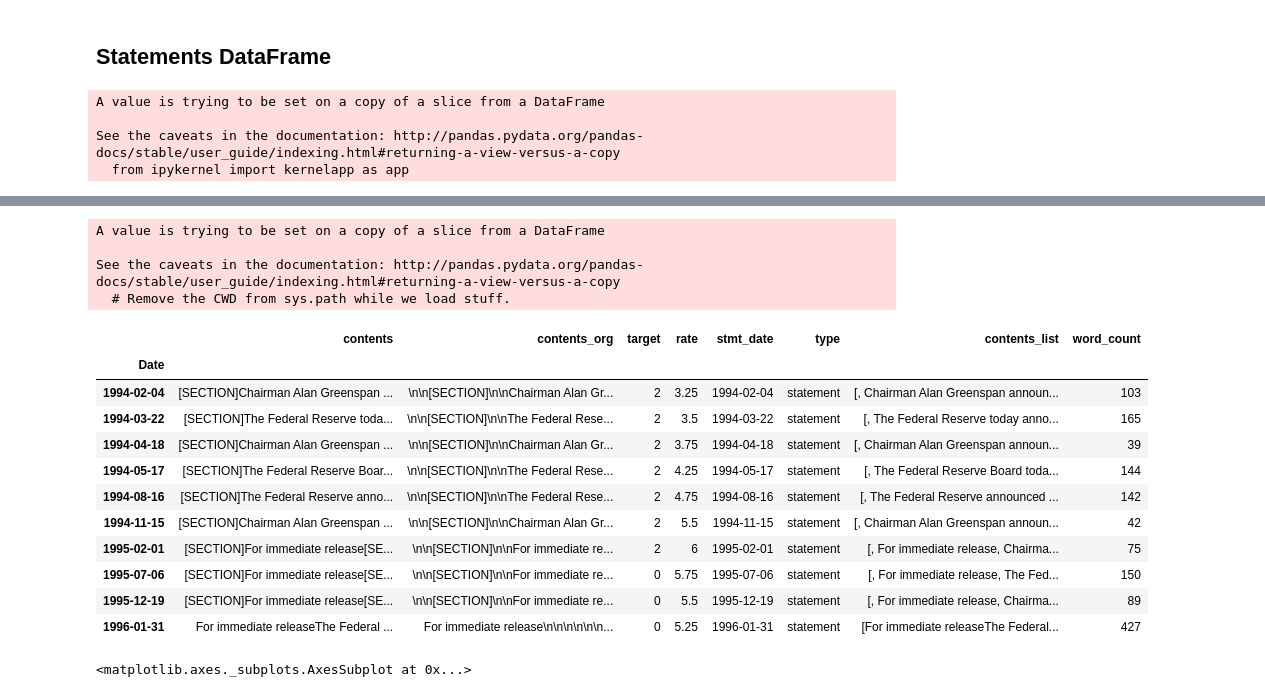
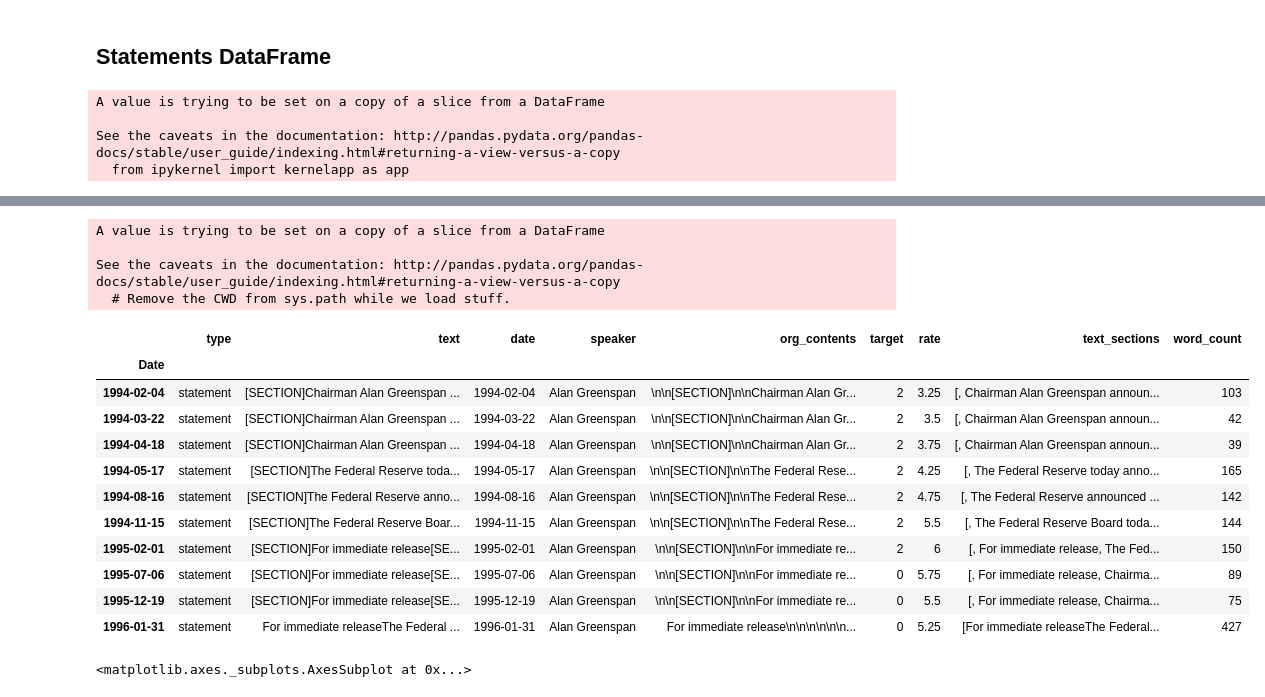
Before and after one commit to yukit-k/centralbank_analysis, a Jupyter notebook: src/FOMC_Analysis_Preprocess.ipynb, the cells around one changed output, grey strips where cells are left out. Cells and saved outputs as stored; diff of their text form; code cells hidden in the pictures.

```diff
--- a/src/FOMC_Analysis_Preprocess.ipynb
+++ b/src/FOMC_Analysis_Preprocess.ipynb
@@ -27,19 +27,19 @@ pd.set_option('display.max_colwidth', 200)
 # %%
 def remove_return_code(df):
     # Remove return codes
-    df['contents'] = df['contents'].map(lambda x: x.replace('\n','').replace('\r',''))
+    df['text'] = df['text'].map(lambda x: x.replace('\n','').replace('\r',''))
     # df['contents'] = df['contents'].map(lambda x: re.sub('(\. )(\. )+', '. ', x))
 
 def add_word_count(df):
     df['word_count'] = None
-    for i in tqdm_notebook(range(len(df))):
-        input_words = re.findall(r'\b([a-zA-Z]+n\'t|[a-zA-Z]+\'s|[a-zA-Z]+)\b', df["contents"][i].lower())
+    for i in tqdm(range(len(df))):
+        input_words = re.findall(r'\b([a-zA-Z]+n\'t|[a-zA-Z]+\'s|[a-zA-Z]+)\b', df["text"][i].lower())
         df['word_count'][i] = len(input_words)
 
 def separate_sections(df):
-    df['contents_list'] = None
+    df['text_sections'] = None
     for i in range(len(df)):
-        df['contents_list'][i] = df['contents'][i].split("[SECTION]")
+        df['text_sections'][i] = df['text'][i].split("[SECTION]")
 
 def get_statement_date(x):
     if statements.index[0] > x:
@@ -344,7 +344,7 @@ qe_text = "The Federal Reserve announced on Tuesday that it will initiate a prog
           "several quarters.  Further information regarding the operational details of this "\
           "program will be provided after consultation with market participants."
 statements = statements.append(
-    pd.Series([qe_text, 0, 0], index=statements.columns, name=dt.datetime.strptime('2008-11-25', '%Y-%m-%d')),
+    pd.Series([qe_text, 'Ben Bernanke', 'statement', 0, 0], index=statements.columns, name=dt.datetime.strptime('2008-11-25', '%Y-%m-%d')),
 )
 statements.sort_index(inplace=True)
 
@@ -357,5 +357,3 @@ statements.loc['2012-09-13', 'RateChange'] = 0
 
 # It was announced QE ends
 statements.loc['2013-12-18', 'RateChange'] = 2
-
-statements.iloc[statements.index > dt.datetime.strptime('2008-11-20', '%Y-%m-%d')]
@@ -382,40 +382,45 @@ statements.iloc[statements.index > dt.datetime.strptime('2008-11-20', '%Y-%m-%d'
 ## Statements DataFrame
 # %%
 # Reorganize the dataframe
-statement_df = pd.DataFrame(statements["contents"])
-statement_df["contents_org"] = statement_df["contents"]
-statement_df["target"] = statements["RateChange"]
-statement_df["rate"] = statements["Rate"]
-statement_df["stmt_date"] = statements.index
-statement_df["type"] = "statement"
+dict = {
+    "type": pd.Series(["statement"]*len(statements), index=statements.index),
+    "text": statements["contents"],
+    "date": statements.index,
+    "speaker": statements["speaker"],
+    "org_contents": statements["contents"],
+    "target": statements["RateChange"],
+    "rate": statements["Rate"]
+}
+
+statement_df = pd.DataFrame(dict)
 statement_df.dropna(subset=['target'], axis=0, inplace=True)
 
 remove_return_code(statement_df)
 separate_sections(statement_df)
 add_word_count(statement_df)
 statement_df.head(10)
 # %% [output]
 A value is trying to be set on a copy of a slice from a DataFrame
 
 See the caveats in the documentation: http://pandas.pydata.org/pandas-docs/stable/user_guide/indexing.html#returning-a-view-versus-a-copy
   from ipykernel import kernelapp as app
 [interactive output not drawn]
 A value is trying to be set on a copy of a slice from a DataFrame
 
 See the caveats in the documentation: http://pandas.pydata.org/pandas-docs/stable/user_guide/indexing.html#returning-a-view-versus-a-copy
   # Remove the CWD from sys.path while we load stuff.
-|  | contents | contents_org | target | rate | stmt_date | type | contents_list | word_count |
-| Date |  |  |  |  |  |  |  |  |
-| 1994-02-04 | [SECTION]Chairman Alan Greenspan ... | \n\n[SECTION]\n\nChairman Alan Gr... | 2 | 3.25 | 1994-02-04 | statement | [, Chairman Alan Greenspan announ... | 103 |
-| 1994-03-22 | [SECTION]The Federal Reserve toda... | \n\n[SECTION]\n\nThe Federal Rese... | 2 | 3.5 | 1994-03-22 | statement | [, The Federal Reserve today anno... | 165 |
-| 1994-04-18 | [SECTION]Chairman Alan Greenspan ... | \n\n[SECTION]\n\nChairman Alan Gr... | 2 | 3.75 | 1994-04-18 | statement | [, Chairman Alan Greenspan announ... | 39 |
-| 1994-05-17 | [SECTION]The Federal Reserve Boar... | \n\n[SECTION]\n\nThe Federal Rese... | 2 | 4.25 | 1994-05-17 | statement | [, The Federal Reserve Board toda... | 144 |
-| 1994-08-16 | [SECTION]The Federal Reserve anno... | \n\n[SECTION]\n\nThe Federal Rese... | 2 | 4.75 | 1994-08-16 | statement | [, The Federal Reserve announced ... | 142 |
-| 1994-11-15 | [SECTION]Chairman Alan Greenspan ... | \n\n[SECTION]\n\nChairman Alan Gr... | 2 | 5.5 | 1994-11-15 | statement | [, Chairman Alan Greenspan announ... | 42 |
-| 1995-02-01 | [SECTION]For immediate release[SE... | \n\n[SECTION]\n\nFor immediate re... | 2 | 6 | 1995-02-01 | statement | [, For immediate release, Chairma... | 75 |
-| 1995-07-06 | [SECTION]For immediate release[SE... | \n\n[SECTION]\n\nFor immediate re... | 0 | 5.75 | 1995-07-06 | statement | [, For immediate release, The Fed... | 150 |
-| 1995-12-19 | [SECTION]For immediate release[SE... | \n\n[SECTION]\n\nFor immediate re... | 0 | 5.5 | 1995-12-19 | statement | [, For immediate release, Chairma... | 89 |
-| 1996-01-31 | For immediate releaseThe Federal ... | For immediate release\n\n\n\n\n\n... | 0 | 5.25 | 1996-01-31 | statement | [For immediate releaseThe Federal... | 427 |
+|  | type | text | date | speaker | org_contents | target | rate | text_sections | word_count |
+| Date |  |  |  |  |  |  |  |  |  |
+| 1994-02-04 | statement | [SECTION]Chairman Alan Greenspan ... | 1994-02-04 | Alan Greenspan | \n\n[SECTION]\n\nChairman Alan Gr... | 2 | 3.25 | [, Chairman Alan Greenspan announ... | 103 |
+| 1994-03-22 | statement | [SECTION]Chairman Alan Greenspan ... | 1994-03-22 | Alan Greenspan | \n\n[SECTION]\n\nChairman Alan Gr... | 2 | 3.5 | [, Chairman Alan Greenspan announ... | 42 |
+| 1994-04-18 | statement | [SECTION]Chairman Alan Greenspan ... | 1994-04-18 | Alan Greenspan | \n\n[SECTION]\n\nChairman Alan Gr... | 2 | 3.75 | [, Chairman Alan Greenspan announ... | 39 |
+| 1994-05-17 | statement | [SECTION]The Federal Reserve toda... | 1994-05-17 | Alan Greenspan | \n\n[SECTION]\n\nThe Federal Rese... | 2 | 4.25 | [, The Federal Reserve today anno... | 165 |
+| 1994-08-16 | statement | [SECTION]The Federal Reserve anno... | 1994-08-16 | Alan Greenspan | \n\n[SECTION]\n\nThe Federal Rese... | 2 | 4.75 | [, The Federal Reserve announced ... | 142 |
+| 1994-11-15 | statement | [SECTION]The Federal Reserve Boar... | 1994-11-15 | Alan Greenspan | \n\n[SECTION]\n\nThe Federal Rese... | 2 | 5.5 | [, The Federal Reserve Board toda... | 144 |
+| 1995-02-01 | statement | [SECTION]For immediate release[SE... | 1995-02-01 | Alan Greenspan | \n\n[SECTION]\n\nFor immediate re... | 2 | 6 | [, For immediate release, The Fed... | 150 |
+| 1995-07-06 | statement | [SECTION]For immediate release[SE... | 1995-07-06 | Alan Greenspan | \n\n[SECTION]\n\nFor immediate re... | 0 | 5.75 | [, For immediate release, Chairma... | 89 |
+| 1995-12-19 | statement | [SECTION]For immediate release[SE... | 1995-12-19 | Alan Greenspan | \n\n[SECTION]\n\nFor immediate re... | 0 | 5.5 | [, For immediate release, Chairma... | 75 |
+| 1996-01-31 | statement | For immediate releaseThe Federal ... | 1996-01-31 | Alan Greenspan | For immediate release\n\n\n\n\n\n... | 0 | 5.25 | [For immediate releaseThe Federal... | 427 |
 # %%
 plt.figure(figsize=(10,5))
 sns.distplot(statement_df["word_count"], bins=100)
```
Also changed, not shown: parts of 43 cells of this notebook.
